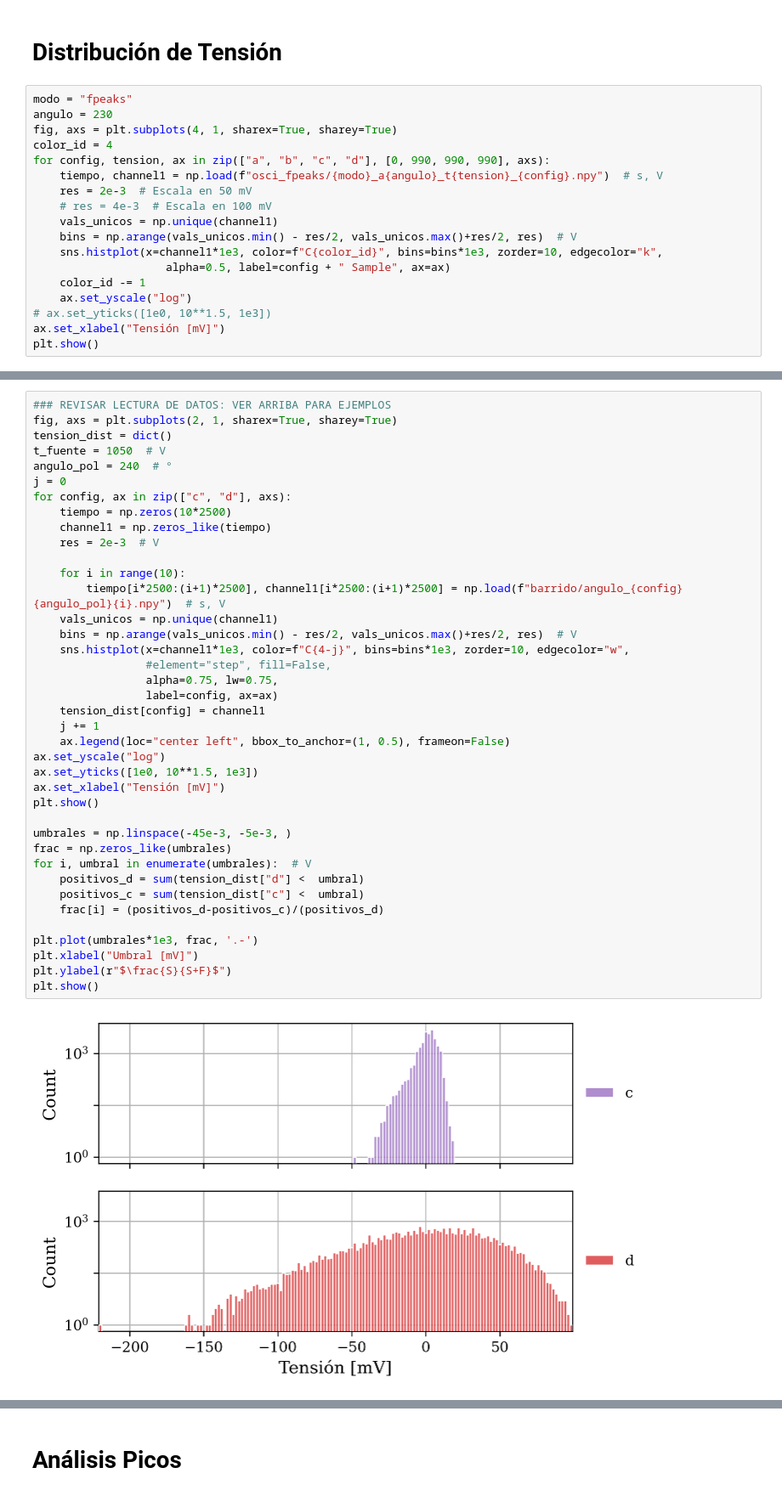
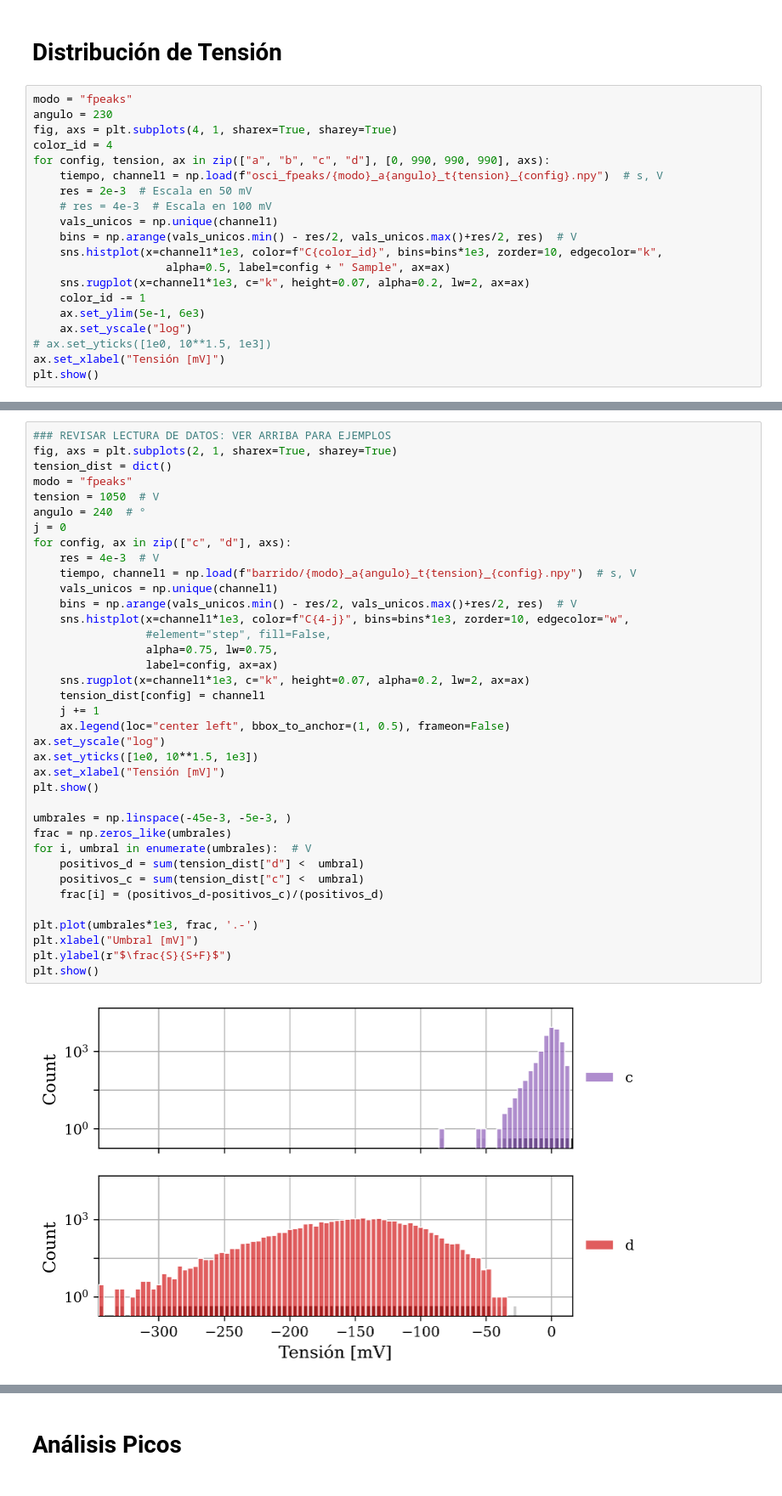
Before and after one commit to agustinbrusco/Laboratorio5, a Jupyter notebook: Datos y código - Práctica 3/analisis_ruido.ipynb, the cells around one changed output, grey strips where cells are left out. Shown at 85% size. Drawn from its saved outputs; the diff is of its cells as text.

Commit message:
rugplots para chequear bineado de hist

```diff
--- a/Datos y código - Práctica 3/analisis_ruido.ipynb
+++ b/Datos y código - Práctica 3/analisis_ruido.ipynb
@@ -69,7 +69,9 @@ for config, tension, ax in zip(["a", "b", "c", "d"], [0, 990, 990, 990], axs):
     bins = np.arange(vals_unicos.min() - res/2, vals_unicos.max()+res/2, res)  # V
     sns.histplot(x=channel1*1e3, color=f"C{color_id}", bins=bins*1e3, zorder=10, edgecolor="k",
                     alpha=0.5, label=config + " Sample", ax=ax)
+    sns.rugplot(x=channel1*1e3, c="k", height=0.07, alpha=0.2, lw=2, ax=ax)
     color_id -= 1
+    ax.set_ylim(5e-1, 6e3)
     ax.set_yscale("log")
 # ax.set_yticks([1e0, 10**1.5, 1e3])
 ax.set_xlabel("Tensión [mV]")
@@ -80,40 +82,38 @@ plt.show()
 ### REVISAR LECTURA DE DATOS: VER ARRIBA PARA EJEMPLOS
 fig, axs = plt.subplots(2, 1, sharex=True, sharey=True)
 tension_dist = dict()
-t_fuente = 1050  # V
-angulo_pol = 240  # °
+modo = "fpeaks"
+tension = 1050  # V
+angulo = 240  # °
 j = 0
 for config, ax in zip(["c", "d"], axs):
-    tiempo = np.zeros(10*2500)
-    channel1 = np.zeros_like(tiempo)
-    res = 2e-3  # V
-
-    for i in range(10):
-        tiempo[i*2500:(i+1)*2500], channel1[i*2500:(i+1)*2500] = np.load(f"barrido/angulo_{config}{angulo_pol}{i}.npy")  # s, V
+    res = 4e-3  # V
+    tiempo, channel1 = np.load(f"barrido/{modo}_a{angulo}_t{tension}_{config}.npy")  # s, V
     vals_unicos = np.unique(channel1)
     bins = np.arange(vals_unicos.min() - res/2, vals_unicos.max()+res/2, res)  # V
     sns.histplot(x=channel1*1e3, color=f"C{4-j}", bins=bins*1e3, zorder=10, edgecolor="w",
                  #element="step", fill=False,
                  alpha=0.75, lw=0.75,
                  label=config, ax=ax)
+    sns.rugplot(x=channel1*1e3, c="k", height=0.07, alpha=0.2, lw=2, ax=ax)
     tension_dist[config] = channel1
     j += 1
     ax.legend(loc="center left", bbox_to_anchor=(1, 0.5), frameon=False)
 ax.set_yscale("log")
 ax.set_yticks([1e0, 10**1.5, 1e3])
 ax.set_xlabel("Tensión [mV]")
 plt.show()
 
 umbrales = np.linspace(-45e-3, -5e-3, )
 frac = np.zeros_like(umbrales)
 for i, umbral in enumerate(umbrales):  # V
     positivos_d = sum(tension_dist["d"] <  umbral)
     positivos_c = sum(tension_dist["c"] <  umbral)
     frac[i] = (positivos_d-positivos_c)/(positivos_d)
 
 plt.plot(umbrales*1e3, frac, '.-')
 plt.xlabel("Umbral [mV]")
 plt.ylabel(r"$\frac{S}{S+F}$")
 plt.show()
 # %% [output]
-[figure, old version]
+[figure, new version]
```
Also changed, not shown: parts of 2 cells of this notebook.
